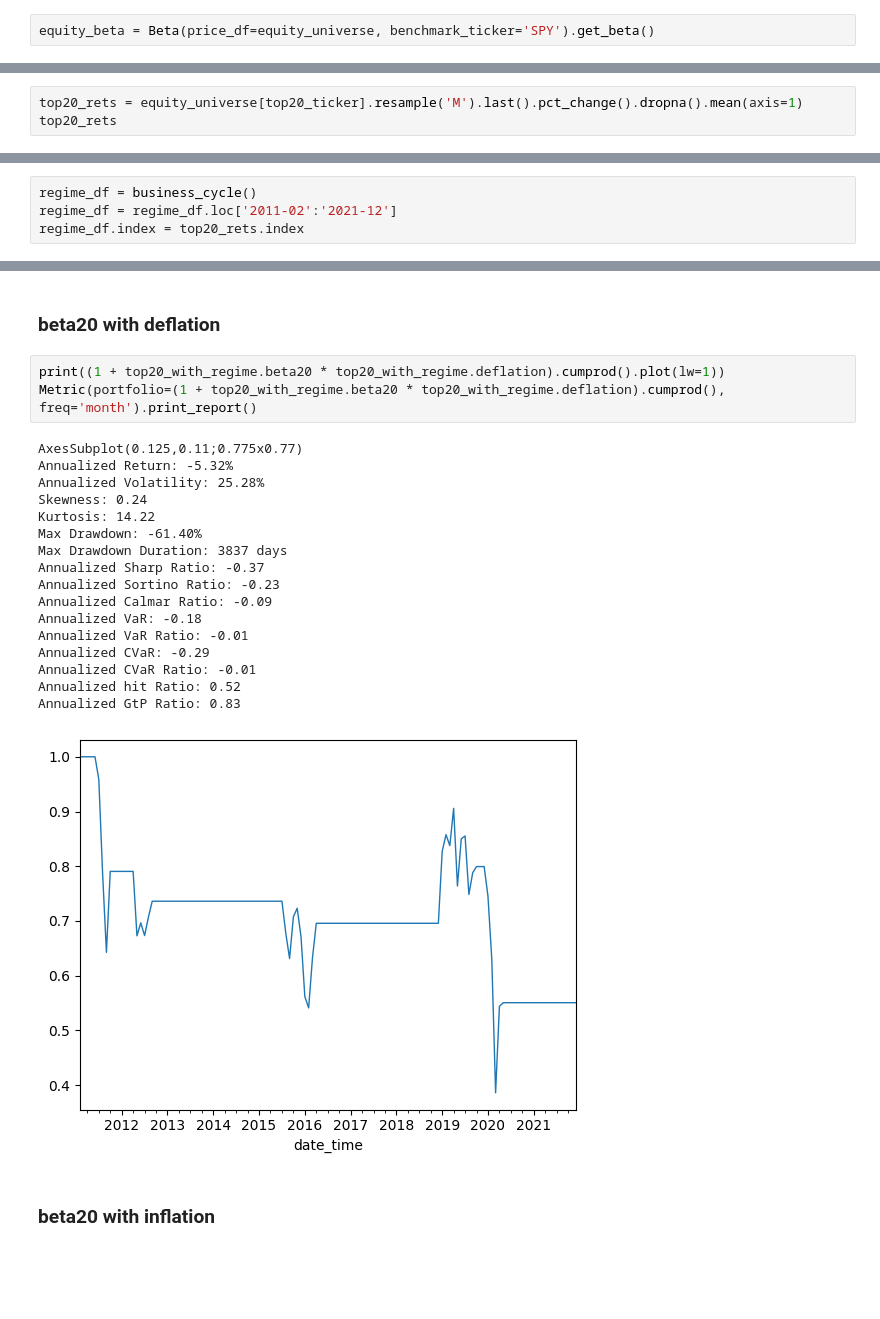
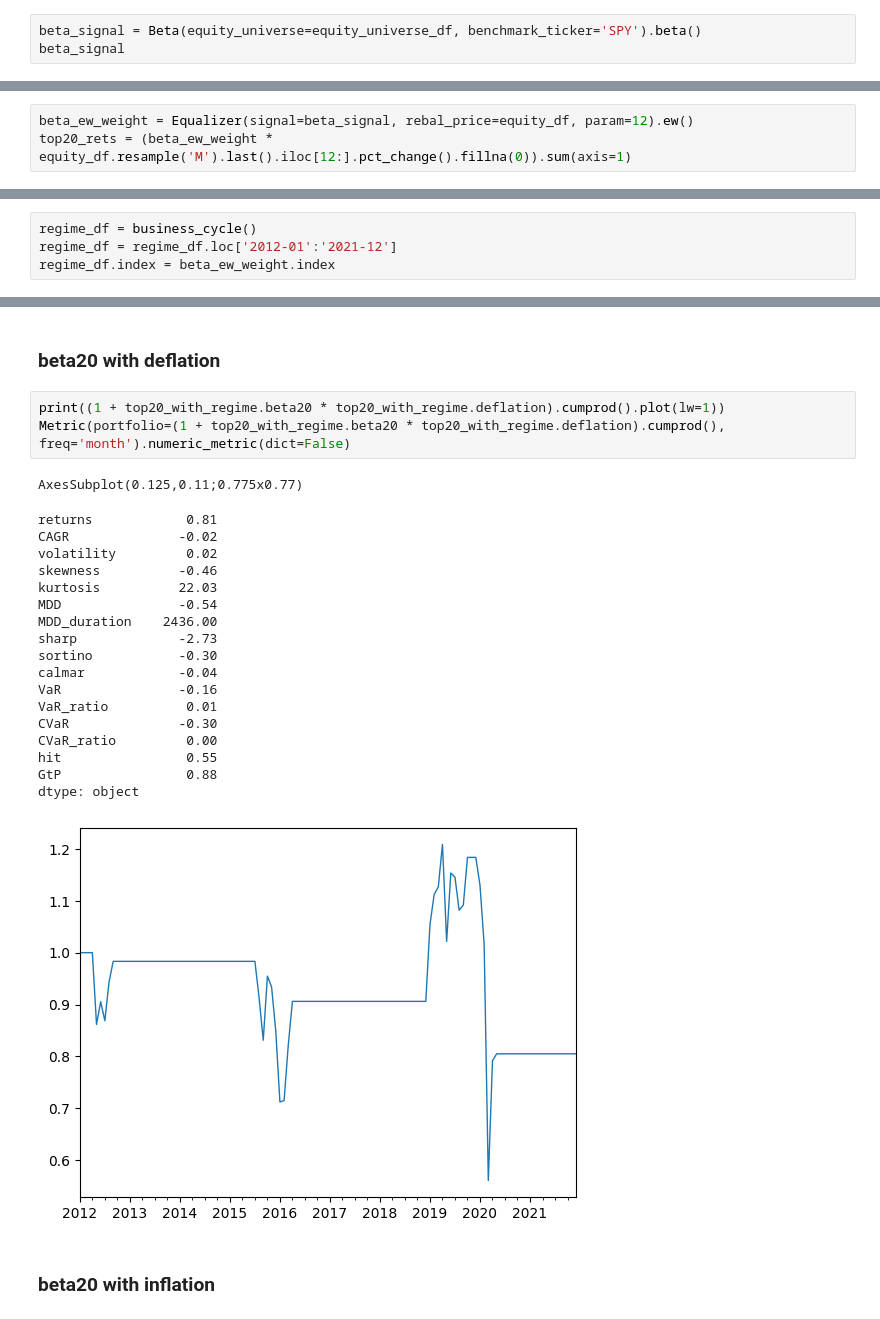
Before and after one commit to cswcjt/Quant-Project, a Jupyter notebook: quant/bs_with_beta.ipynb, the cells around one changed output, grey strips where cells are left out. Saved outputs shown, nothing was run; the diff lists cells and outputs as text; blank space fills up the shorter version.

Commit message:
Test: Check beta signal

```diff
--- a/quant/bs_with_beta.ipynb
+++ b/quant/bs_with_beta.ipynb
@@ -61,3 +81,4 @@ equity_universe
 # %%
-equity_beta = Beta(price_df=equity_universe, benchmark_ticker='SPY').get_beta()
+beta_signal = Beta(equity_universe=equity_universe_df, benchmark_ticker='SPY').beta()
+beta_signal
 # %% [output]
@@ -131,0 +100,3 @@ AxesSubplot(0.125,0.11;0.775x0.77)
+# %%
+beta_ew_weight = Equalizer(signal=beta_signal, rebal_price=equity_df, param=12).ew()
+top20_rets = (beta_ew_weight * equity_df.resample('M').last().iloc[12:].pct_change().fillna(0)).sum(axis=1)
@@ -164,6 +150,3 @@ Annualized GtP Ratio: 0.95
 ### 다음 질문
 - SPY의 성과지표가 시황에 따라 상이했던 것과 마찬가지로 베타의 성과지표 역시 시황에 영향을 받을 것이라 예상된다.
 - 이를 확인해고 시황을 반영한 포트폴리오의 성과지표가 향상 가능한지 백테스팅 진행해보자
-# %%
-top20_rets = equity_universe[top20_ticker].resample('M').last().pct_change().dropna().mean(axis=1)
-top20_rets
@@ -184,7 +153,7 @@ Freq: M, Length: 131, dtype: float64
 # %%
 regime_df = business_cycle()
-regime_df = regime_df.loc['2011-02':'2021-12']
-regime_df.index = top20_rets.index
+regime_df = regime_df.loc['2012-01':'2021-12']
+regime_df.index = beta_ew_weight.index
 # %%
 top20_with_regime = pd.concat([top20_rets, regime_df], axis=1)
 top20_with_regime.columns = ['beta20', 'deflation', 'inflation', 'recovery', 'expansion']
@@ -232,25 +201,27 @@ Annualized GtP Ratio: 1.18
 ### beta20 with deflation
 # %%
 print((1 + top20_with_regime.beta20 * top20_with_regime.deflation).cumprod().plot(lw=1))
-Metric(portfolio=(1 + top20_with_regime.beta20 * top20_with_regime.deflation).cumprod(), freq='month').print_report()
+Metric(portfolio=(1 + top20_with_regime.beta20 * top20_with_regime.deflation).cumprod(), freq='month').numeric_metric(dict=False)
 # %% [output]
 AxesSubplot(0.125,0.11;0.775x0.77)
-Annualized Return: -5.32%
-Annualized Volatility: 25.28%
-Skewness: 0.24
-Kurtosis: 14.22
-Max Drawdown: -61.40%
-Max Drawdown Duration: 3837 days
-Annualized Sharp Ratio: -0.37
-Annualized Sortino Ratio: -0.23
-Annualized Calmar Ratio: -0.09
-Annualized VaR: -0.18
-Annualized VaR Ratio: -0.01
-Annualized CVaR: -0.29
-Annualized CVaR Ratio: -0.01
-Annualized hit Ratio: 0.52
-Annualized GtP Ratio: 0.83
+returns            0.81
+CAGR              -0.02
+volatility         0.02
+skewness          -0.46
+kurtosis          22.03
+MDD               -0.54
+MDD_duration    2436.00
+sharp             -2.73
+sortino           -0.30
+calmar            -0.04
+VaR               -0.16
+VaR_ratio          0.01
+CVaR              -0.30
+CVaR_ratio         0.00
+hit                0.55
+GtP                0.88
+dtype: object
-[figure, old version]
+[figure, new version]
 # %% [markdown]
 ### beta20 with inflation
 # %%
```
Also changed, not shown: parts of 34 cells of this notebook.
